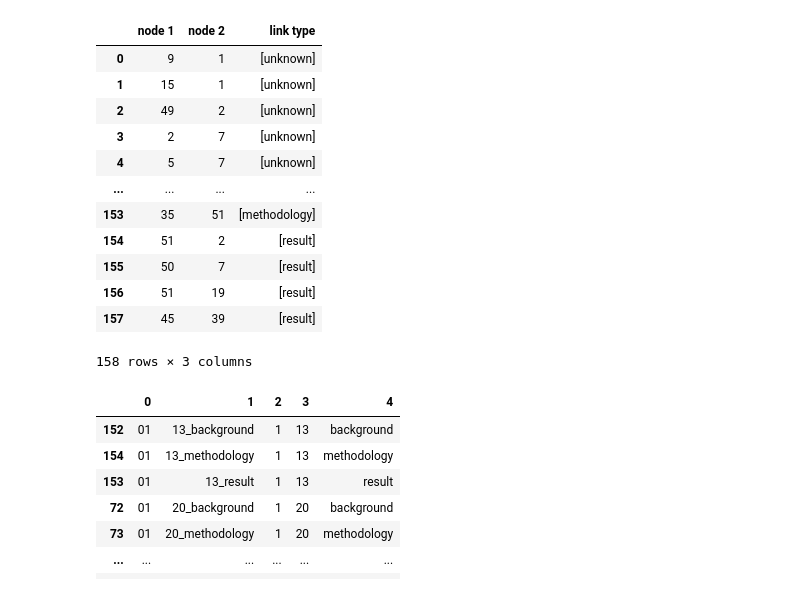
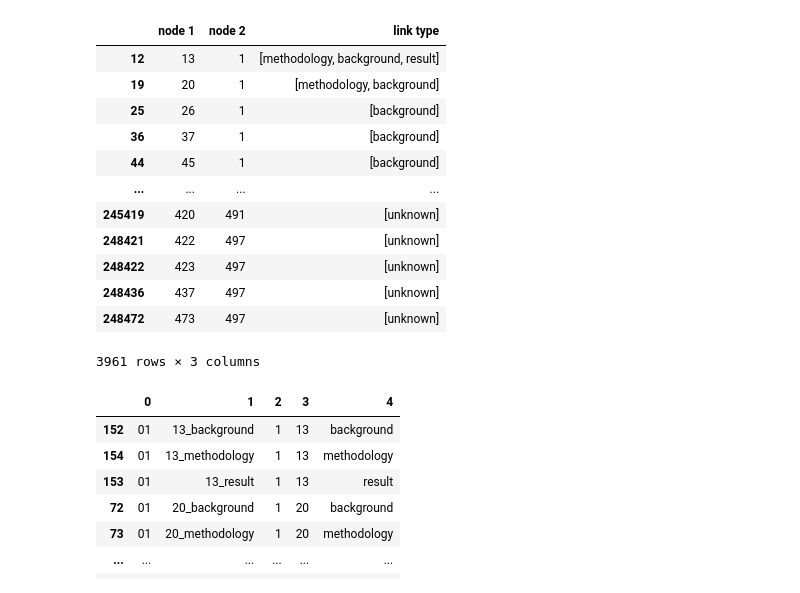
Before and after one commit to mozo64/xai-survey, a Jupyter notebook: src/clustering.ipynb, the cells around one changed output. Drawn from its saved outputs; the diff is of its cells as text; code cells hidden in the pictures.

Commit message:
Read data with 500 articles

```diff
--- a/src/clustering.ipynb
+++ b/src/clustering.ipynb
@@ -140,5 +140,12 @@ def visualise_clusters(df_2d_embedding, factor=1/200):
 # %%
 # df_nodes = pd.read_excel('/media/mmozolewski/m.mozolewski@gma/Documents/Doktorat/Parisa/xai-survey/RC6 nodes info(Abstract).xlsx', sheet_name=0)
 # df_edges = pd.read_excel('/media/mmozolewski/m.mozolewski@gma/Documents/Doktorat/Parisa/xai-survey/Data.xlsx', sheet_name=0)
-df_nodes = pd.read_excel('notebooks/xai-survey/RC6 nodes info(Abstract).xlsx', sheet_name=0)
-df_edges = pd.read_excel('notebooks/xai-survey/Data.xlsx', sheet_name=0)
+
+# df_nodes = pd.read_excel('notebooks/xai-survey/RC6 nodes info(Abstract).xlsx', sheet_name=0)
+# df_edges = pd.read_excel('notebooks/xai-survey/Data.xlsx', sheet_name=0)
+
+df_nodes = pd.read_excel('notebooks/xai-survey/intents_500.xlsx', sheet_name=1)
+# df_edges = pd.read_csv('notebooks/xai-survey/All_ref_500.csv') ## CORRUPTED
+df_edges_pivot = pd.read_excel('notebooks/xai-survey/intents_500.xlsx', sheet_name=0)
+print(f"\n {str(df_nodes.info())}")
+print(f"\n{str(df_edges_pivot.info())}")
@@ -175,0 +196,3 @@ df_edges.loc[(df_edges['node 1']==36) | (df_edges['node 2']==36), ]
+# %%
+df_edges_pivot.rename(columns={'Unnamed: 0': "ID"}, inplace=True)
+df_edges_pivot.tail(10)
@@ -176,24 +212,24 @@ df_edges.loc[(df_edges['node 1']==36) | (df_edges['node 2']==36), ]
 # %%
-# print(df_edges['link type'].dtype)
-# df_edges.loc[32, 'link type'][0]
-# ast.literal_eval(df_edges.loc[32, 'link type'])
+df_edges = df_edges_pivot.melt(id_vars=['ID'], value_name='link type').dropna(axis='rows')
+df_edges.rename(columns={'ID' : 'node 1', 'variable' : 'node 2'}, inplace=True)
 df_edges['link type'] = df_edges['link type'].apply(lambda x: "['unknown']" if x == "[]" else x)
 df_edges['link type'] = df_edges['link type'].apply(lambda x: ast.literal_eval(x))
+
 df_edges
 # %% [output]
 |  | node 1 | node 2 | link type |
-| 0 | 9 | 1 | [unknown] |
-| 1 | 15 | 1 | [unknown] |
-| 2 | 49 | 2 | [unknown] |
-| 3 | 2 | 7 | [unknown] |
-| 4 | 5 | 7 | [unknown] |
+| 12 | 13 | 1 | [methodology, background, result] |
+| 19 | 20 | 1 | [methodology, background] |
+| 25 | 26 | 1 | [background] |
+| 36 | 37 | 1 | [background] |
+| 44 | 45 | 1 | [background] |
 | ... | ... | ... | ... |
-| 153 | 35 | 51 | [methodology] |
-| 154 | 51 | 2 | [result] |
-| 155 | 50 | 7 | [result] |
-| 156 | 51 | 19 | [result] |
-| 157 | 45 | 39 | [result] |
+| 245419 | 420 | 491 | [unknown] |
+| 248421 | 422 | 497 | [unknown] |
+| 248422 | 423 | 497 | [unknown] |
+| 248436 | 437 | 497 | [unknown] |
+| 248472 | 473 | 497 | [unknown] |
-158 rows × 3 columns
+3961 rows × 3 columns
 # %%
 # Plan :
 # 4 relacje
```
Also changed, not shown: parts of 8 cells of this notebook.
